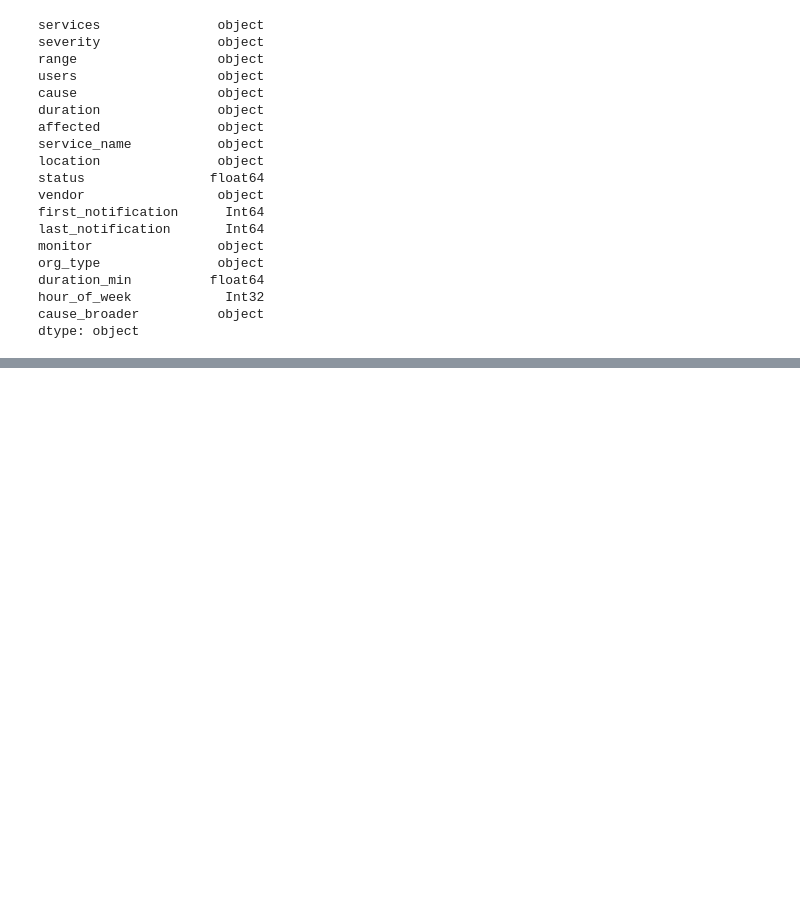
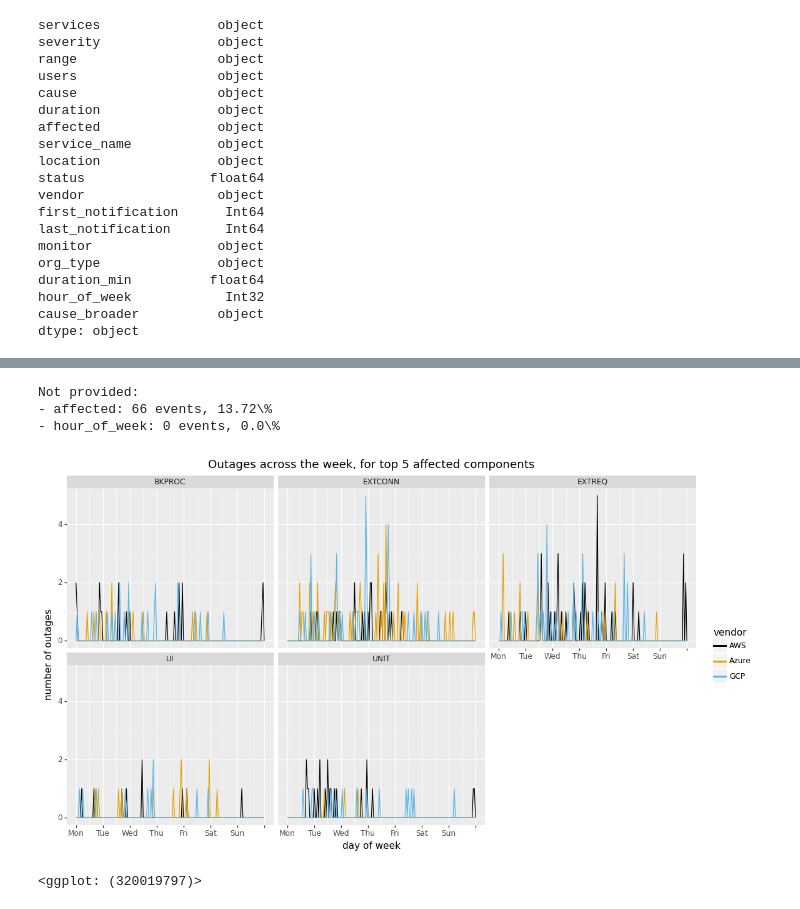
Before and after one commit to thezeroalpha/honours-project, a Jupyter notebook: notebooks/Plotting.ipynb, the cells around one changed output, grey strips where cells are left out. Saved outputs shown, nothing was run; the diff lists cells and outputs as text; code cells hidden in the pictures; blank space fills up the shorter version.

```diff
--- a/notebooks/Plotting.ipynb
+++ b/notebooks/Plotting.ipynb
@@ -184,3 +116,40 @@ Not provided:
+# %%
+filt = df[filter_notprovided(df.affected) & df.hour_of_week.notna()]
+
+plotdf = pd.DataFrame({'vendor': filt.vendor,
+                       'affected': filt.affected.map(lambda x: ','.join(map(shorten, x))),
+                       'hour_of_week': filt.hour_of_week})
+top_5_affected = plotdf.affected.value_counts()[0:5].index
+
+plotdf = (plotdf[plotdf.affected.isin(top_5_affected)]
+          .melt(id_vars=['vendor', 'affected'], value_name='hour_of_week')
+          .drop('variable', axis='columns')
+          .groupby(['vendor', 'affected'])
+          .hour_of_week.value_counts().reset_index(name='num_outages'))
+
+for vd in set(plotdf.vendor.values):
+    for af in set(plotdf[plotdf.vendor == vd].affected.values):
+        for i in range(24*7+1):
+            if len(plotdf[(plotdf.vendor == vd) & (plotdf.affected == af) & (plotdf.hour_of_week == i)]) == 0:
+                plotdf = plotdf.append({'vendor': vd, 'affected': af, 'hour_of_week': i, 'num_outages': 0}, ignore_index=True)
+
+export_graph("components-across-week", df, ['affected', 'hour_of_week'],
+             (p9.ggplot(plotdf)
+              + p9.aes(x='hour_of_week', y='num_outages', color='vendor')
+              + p9.geom_line()
+              + p9.facet_wrap('~ affected')
+              + p9.scale_y_continuous(breaks=lambda x: range(0, int(np.ceil(x[1])), 2))
+              + scale_x_hours_as_dow
+              + p9.labs(x='day of week', y='number of outages')
+              + p9.theme(figure_size=(13,7))
+              + disc_colorpalette
+              + p9.ggtitle("Outages across the week, for top 5 affected components")))
+# %% [output]
+Not provided:
+- affected: 66 events, 13.72\%
+- hour_of_week: 0 events, 0.0\%
+[figure, added]
+<ggplot: (320019797)>
 # %%
 filt = df[filter_notprovided(df.cause) & df.hour_of_week.notna()]
 
```
Also changed, not shown: parts of 14 cells of this notebook, 57 other files.
